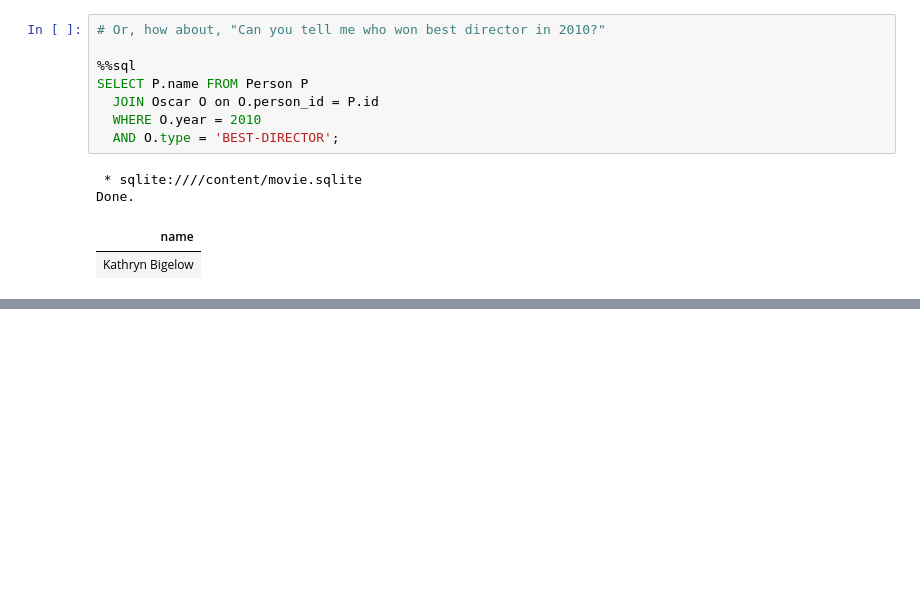
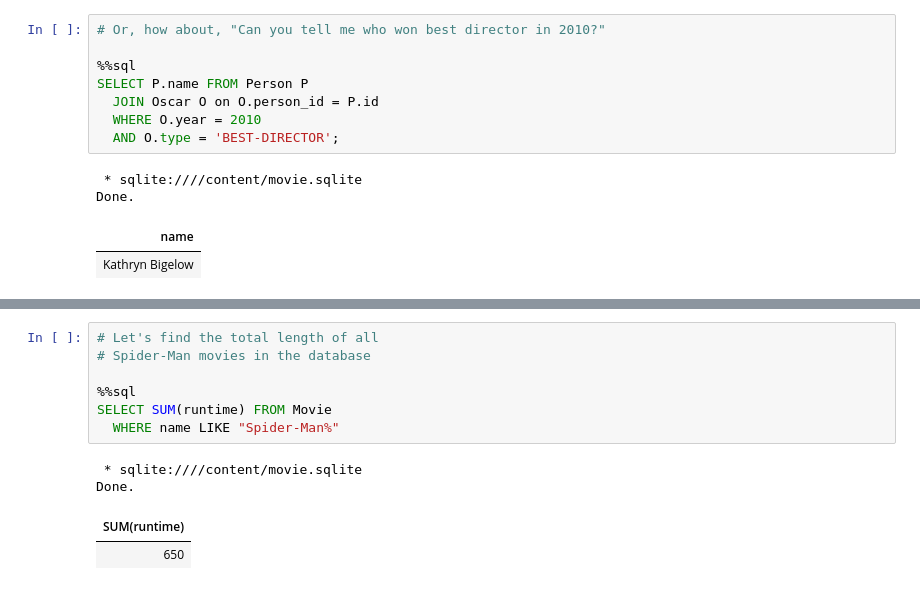
Before and after one commit to brendanpshea/database_class, a Jupyter notebook: Introduction_to_SQL.ipynb, the cells around one changed output, grey strips where cells are left out. Cells and saved outputs as stored; diff of their text form; blank space fills up the shorter version.

```diff
--- a/Introduction_to_SQL.ipynb
+++ b/Introduction_to_SQL.ipynb
@@ -583,0 +614,12 @@ Done.
+# %%
+# Let's find the total length of all
+# Spider-Man movies in the database
+
+%%sql
+SELECT SUM(runtime) FROM Movie
+  WHERE name LIKE "Spider-Man%"
+# %% [output]
+ * sqlite:////content/movie.sqlite
+Done.
+| SUM(runtime) |
+| 650 |
```
Also changed, not shown: parts of 7 cells of this notebook.
